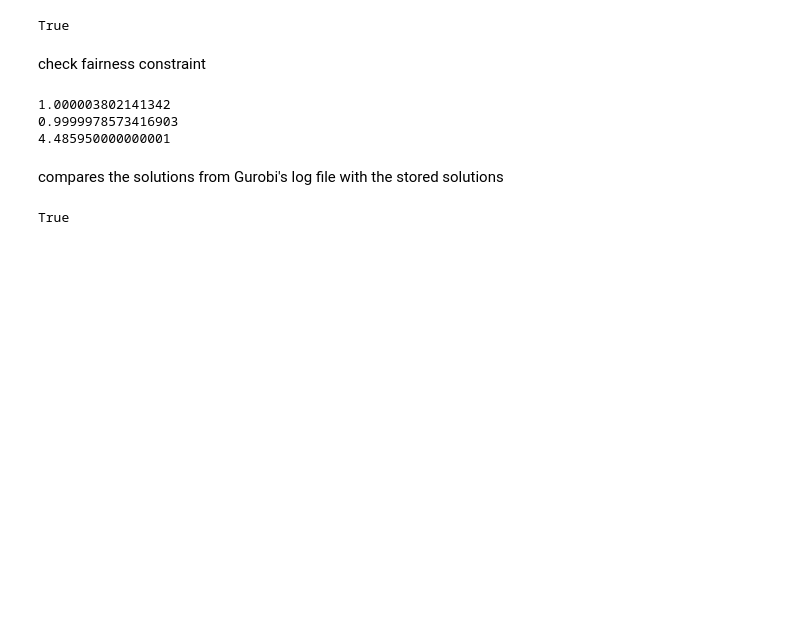
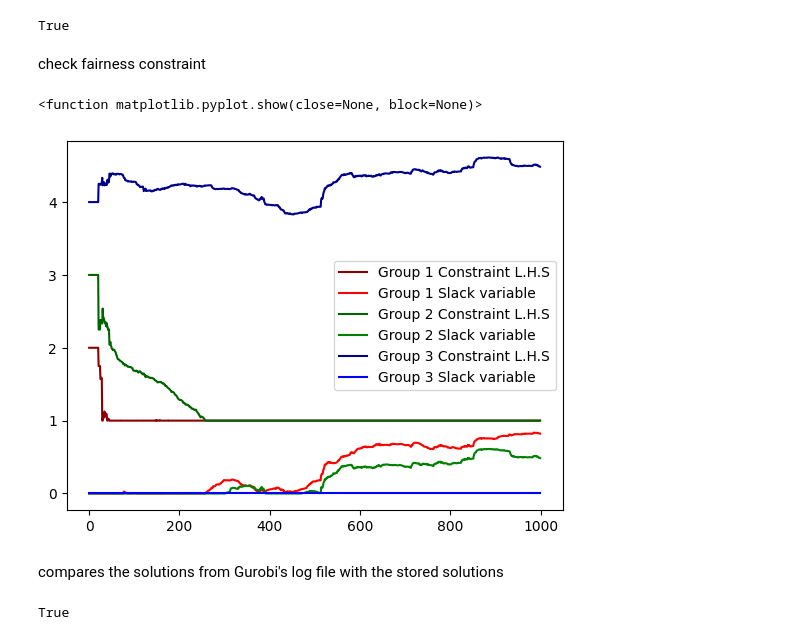
Before and after one commit to aboutalpha/FMR-code, a Jupyter notebook: model_test.ipynb, the cells around one changed output. Cells and saved outputs as stored; diff of their text form; code cells hidden in the pictures; blank space fills up the shorter version.

```diff
--- a/model_test.ipynb
+++ b/model_test.ipynb
@@ -140,10 +213,3 @@ np.allclose(t1,t2,rtol=1e-3)
 True
 # %% [markdown]
 check fairness constraint
-# %%
-for i in range(n,n+l):
-    print(solutions[-1] @ clusters[:solutions[-1].shape[0],i] + slacks[-1][i])
-# %% [output]
-1.000003802141342
-0.9999978573416903
-4.485950000000001
@@ -150,2 +223,14 @@ for i in range(n,n+l):
+# %%
+plt.plot(groups[0], c = "darkred", label = "Group 1 Constraint L.H.S")
+plt.plot(slack_groups[0], c = "red", label = "Group 1 Slack variable")
+plt.plot(groups[1], c = "darkgreen", label = "Group 2 Constraint L.H.S")
+plt.plot(slack_groups[1], c = "green", label = "Group 2 Slack variable")
+plt.plot(groups[2], c = "darkblue", label = "Group 3 Constraint L.H.S")
+plt.plot(slack_groups[2], c = "blue", label = "Group 3 Slack variable")
+plt.legend()
+plt.show
+# %% [output]
+<function matplotlib.pyplot.show(close=None, block=None)>
+[figure, added]
 # %% [markdown]
 compares the solutions from Gurobi's log file with the stored solutions
```
Also changed, not shown: parts of 26 cells of this notebook, 1 other file.
